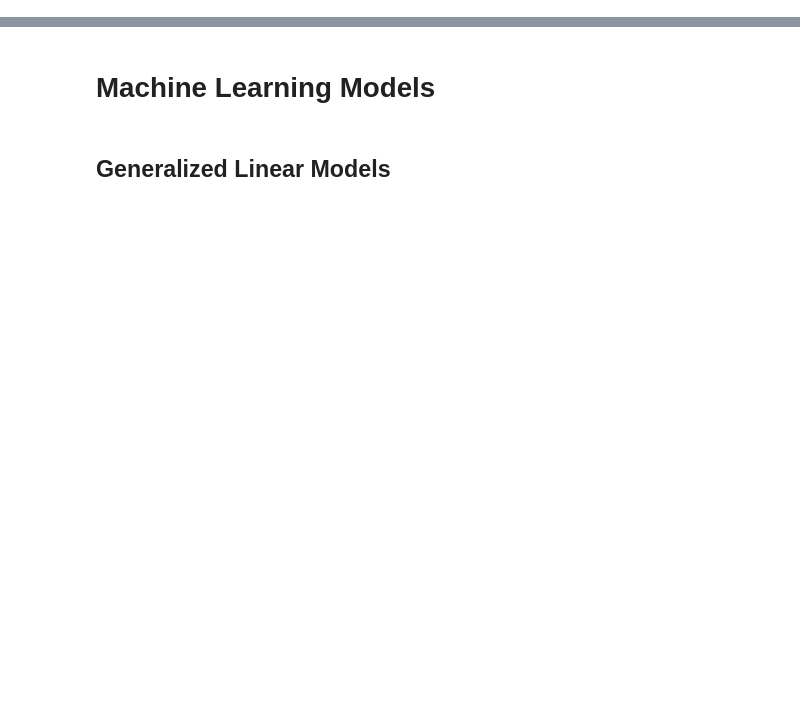
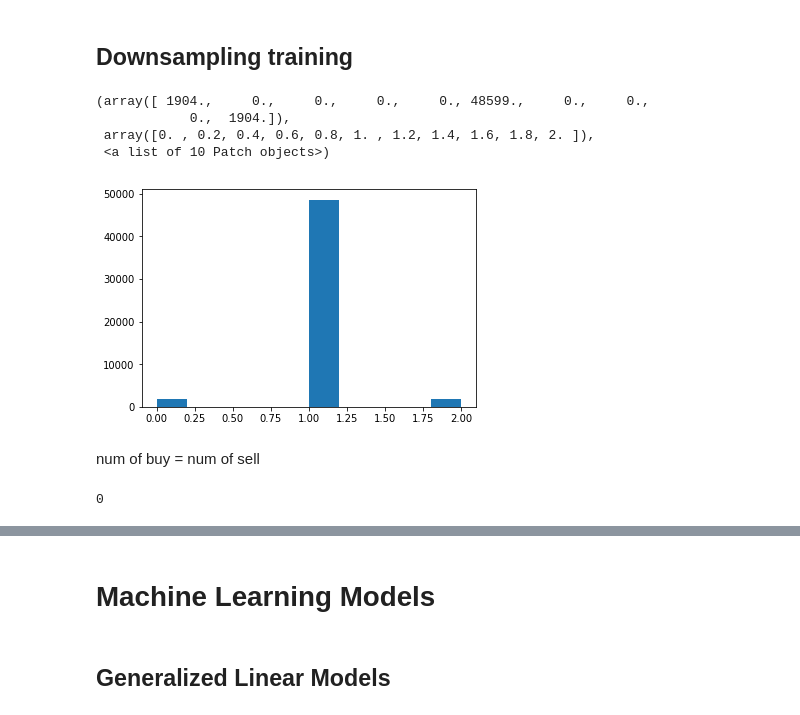
Before and after one commit to machine-learning-2018-2019-fasilkom-ui/Mending-ML-Aja, a Jupyter notebook: Classification.ipynb, the cells around one changed output, grey strips where cells are left out. Cells and saved outputs as stored; diff of their text form; code cells hidden in the pictures; blank space fills up the shorter version.

```diff
--- a/Classification.ipynb
+++ b/Classification.ipynb
@@ -325,0 +12,10 @@ plt.scatter(
+# %%
+X_up_test = scaler.transform(np.loadtxt('X_up_test_feature1.csv', delimiter=','))
+X_down_test = scaler.transform(np.loadtxt('X_down_test_feature1.csv', delimiter=','))
+X_updown_test = scaler.transform(np.loadtxt('X_updown_test_feature1.csv', delimiter=','))
+y_train = np.loadtxt('y_train_label1.csv', delimiter=',')
+y_up_test = np.loadtxt('y_up_test_label1.csv', delimiter=',')
+y_down_test = np.loadtxt('y_down_test_label1.csv', delimiter=',')
+y_updown_test = np.loadtxt('y_updown_test_label1.csv', delimiter=',')
+# %% [markdown]
+## Downsampling training
@@ -325,0 +26,14 @@ plt.scatter(
+# %%
+plt.hist(y_train)
+# %% [output]
+(array([ 1904.,     0.,     0.,     0.,     0., 48599.,     0.,     0.,
+            0.,  1904.]),
+ array([0. , 0.2, 0.4, 0.6, 0.8, 1. , 1.2, 1.4, 1.6, 1.8, 2. ]),
+ <a list of 10 Patch objects>)
+[figure, added]
+# %% [markdown]
+num of buy = num of sell
+# %%
+len(np.where(y_train == BUY)[0]) - len(np.where(y_train == SELL)[0])
+# %% [output]
+0
```
Also changed, not shown: parts of 59 cells of this notebook, 2 other files.
